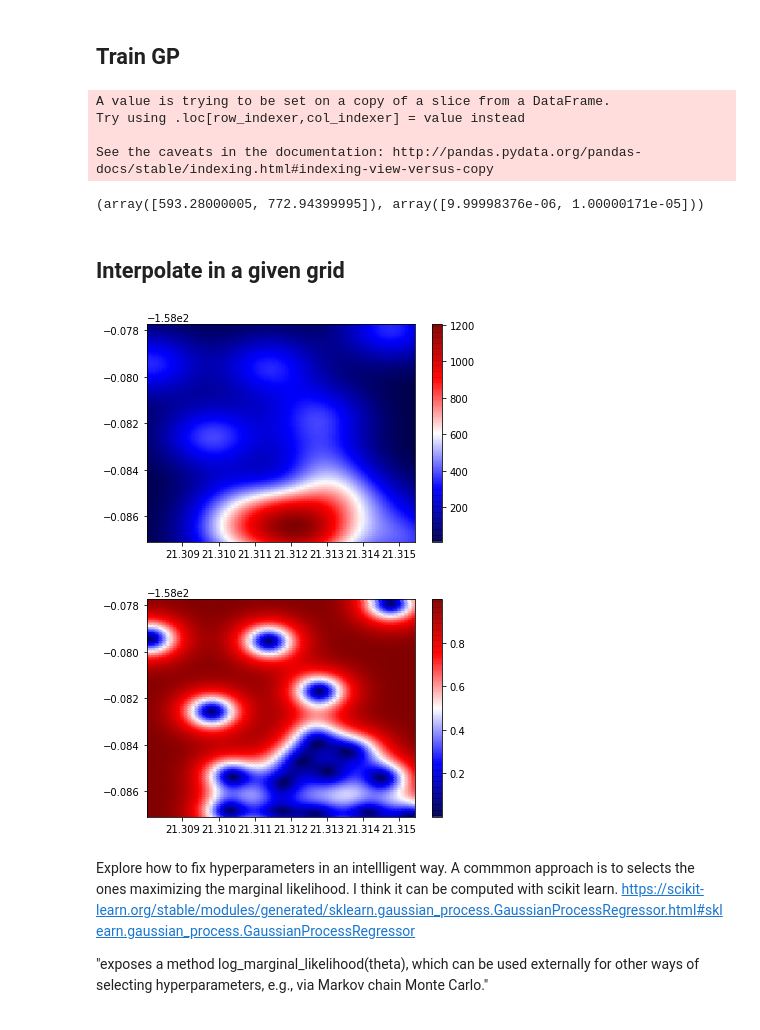
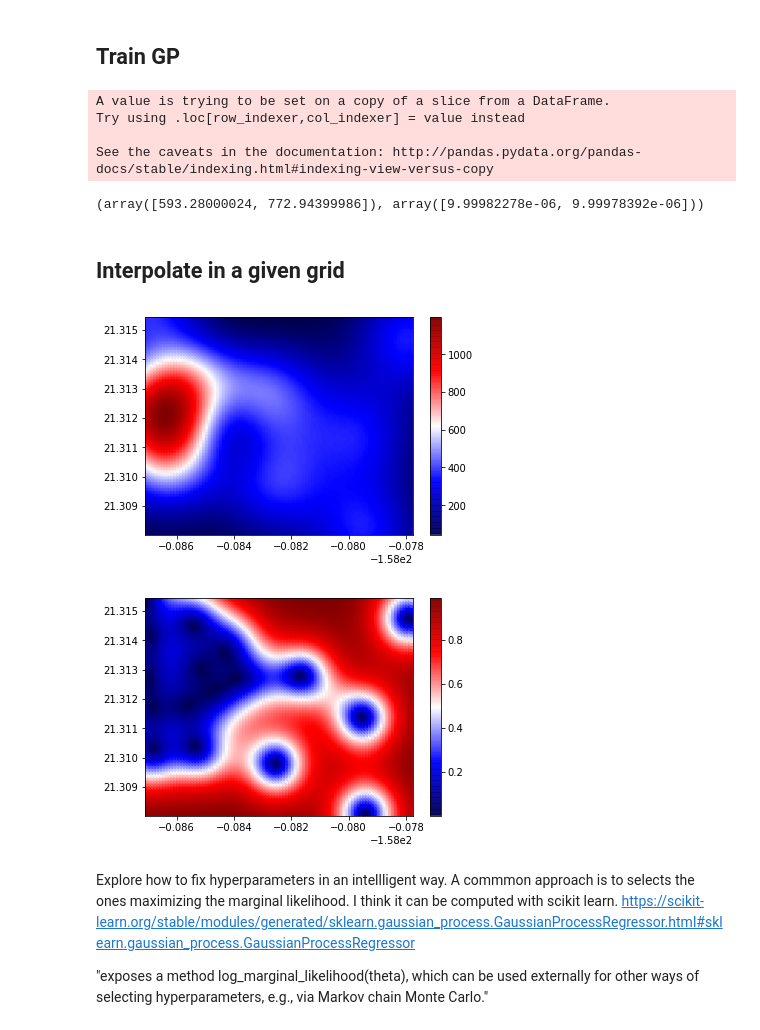
Before and after one commit to albertotb/solar, a Jupyter notebook: notebooks/GPs.ipynb, the cells around one changed output. Cells and saved outputs as stored; diff of their text form; code cells hidden in the pictures.

```diff
--- a/notebooks/GPs.ipynb
+++ b/notebooks/GPs.ipynb
@@ -39,7 +39,8 @@ X = im[['Latitude','Longitude']].values
 y = im['Radiation'].values
 
 #kernel = DotProduct() + WhiteKernel() C(1.0, (1e-3, 1e3))
-kernel = RBF(10, (1e-3, 1e-3))
+#kernel = RBF(10, (1e-3, 1e-3))
+kernel = RBF() ## If we do not fix the params, sklearn is optimizing??
 
 gpr = GaussianProcessRegressor(kernel=kernel,n_restarts_optimizer=9)
 gpr.fit(X, y)
@@ -50,7 +51,7 @@ A value is trying to be set on a copy of a slice from a DataFrame.
 Try using .loc[row_indexer,col_indexer] = value instead
 
 See the caveats in the documentation: http://pandas.pydata.org/pandas-docs/stable/indexing.html#indexing-view-versus-copy
-(array([593.28000005, 772.94399995]), array([9.99998376e-06, 1.00000171e-05]))
+(array([593.28000024, 772.94399986]), array([9.99982278e-06, 9.99978392e-06]))
 # %% [markdown]
 ## Interpolate in a given grid
 # %%
@@ -76,19 +77,19 @@ grid['prediction'] = y_pred
 grid['stds'] = std_pred
 # %%
 import seaborn as sns
-plt.scatter(grid.Latitude, grid.Longitude, alpha = .8, c = grid.prediction, cmap = 'seismic')
-plt.ylim(lonmin,lonmax)
-plt.xlim(latmin,latmax)
+plt.scatter(grid.Longitude, grid.Latitude, alpha = .8, c = grid.prediction, cmap = 'seismic')
+plt.xlim(lonmin,lonmax)
+plt.ylim(latmin,latmax)
 cbar = plt.colorbar()
 # %% [output]
-[figure, old version]
+[figure, new version]
 # %%
-plt.scatter(grid.Latitude, grid.Longitude, alpha = .8, c = grid.stds, cmap = 'seismic')
-plt.ylim(lonmin,lonmax)
-plt.xlim(latmin,latmax)
+plt.scatter(grid.Longitude, grid.Latitude, alpha = .8, c = grid.stds, cmap = 'seismic')
+plt.xlim(lonmin,lonmax)
+plt.ylim(latmin,latmax)
 cbar = plt.colorbar()
 # %% [output]
-[figure, old version]
+[figure, new version]
 # %% [markdown]
 Explore how to fix hyperparameters in an intellligent way. A commmon approach is to selects the ones maximizing the marginal likelihood. I think it can be computed with scikit learn.
 https://scikit-learn.org/stable/modules/generated/sklearn.gaussian_process.GaussianProcessRegressor.html#sklearn.gaussian_process.GaussianProcessRegressor
```
